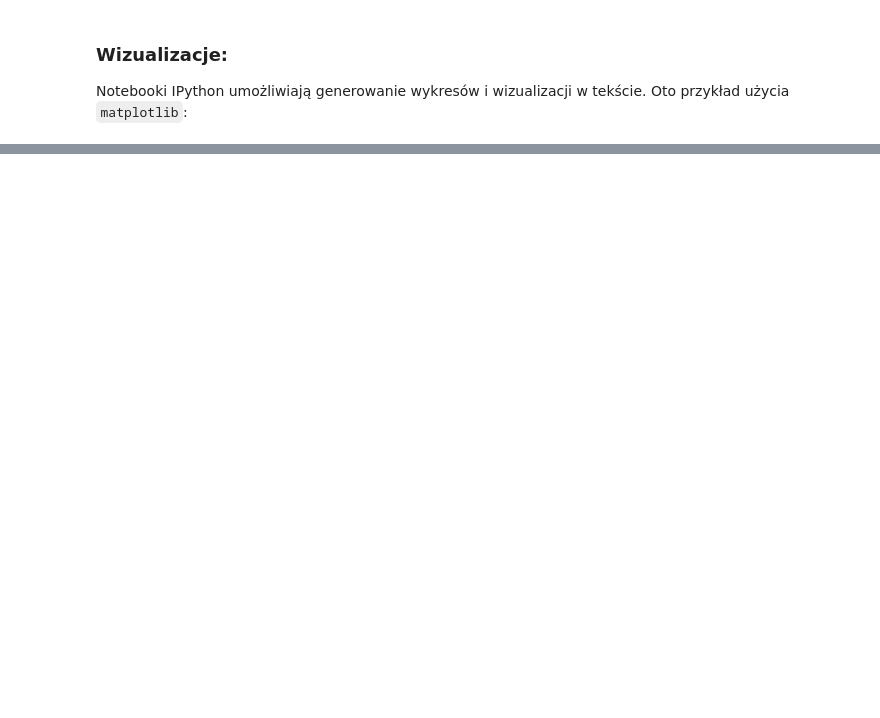
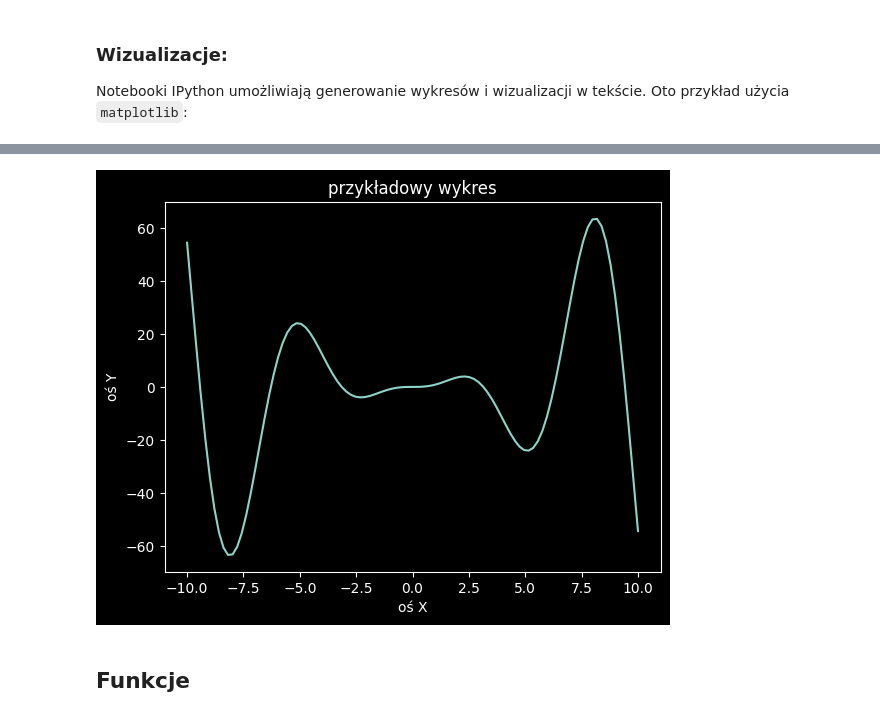
Before and after one commit to MMichal34/warsztaty, a Jupyter notebook: DAY 1/intro2python.ipynb, the cells around one changed output, grey strips where cells are left out. Saved outputs shown, nothing was run; the diff lists cells and outputs as text; code cells hidden in the pictures; blank space fills up the shorter version.

```diff
--- a/DAY 1/intro2python.ipynb
+++ b/DAY 1/intro2python.ipynb
@@ -39,3 +249,17 @@ result
+# %%
+def przykład_wizualizacji_danych():
+    import matplotlib.pyplot as plt
+    import numpy as np
+
+    x = np.linspace(-10, 10, 100)
+    y = np.sin(x) * x * x
+
+    plt.plot(x, y)
+    plt.xlabel('oś X')
+    plt.ylabel('oś Y')
+    plt.title('przykładowy wykres')
+    plt.style.use('dark_background')
+    plt.show()
 # %% [markdown]
 ### Wizualizacje:
 Notebooki IPython umożliwiają generowanie wykresów i wizualizacji w tekście. Oto przykład użycia `matplotlib`:
@@ -153,0 +266,6 @@ print("Potęga:", power_result)  # Wyświetli: Potęga: 32
+# %%
+przykład_wizualizacji_danych()
+# %% [output]
+[figure, added]
+# %% [markdown]
+## Funkcje
```
Also changed, not shown: parts of 46 cells of this notebook, 8 other files.
